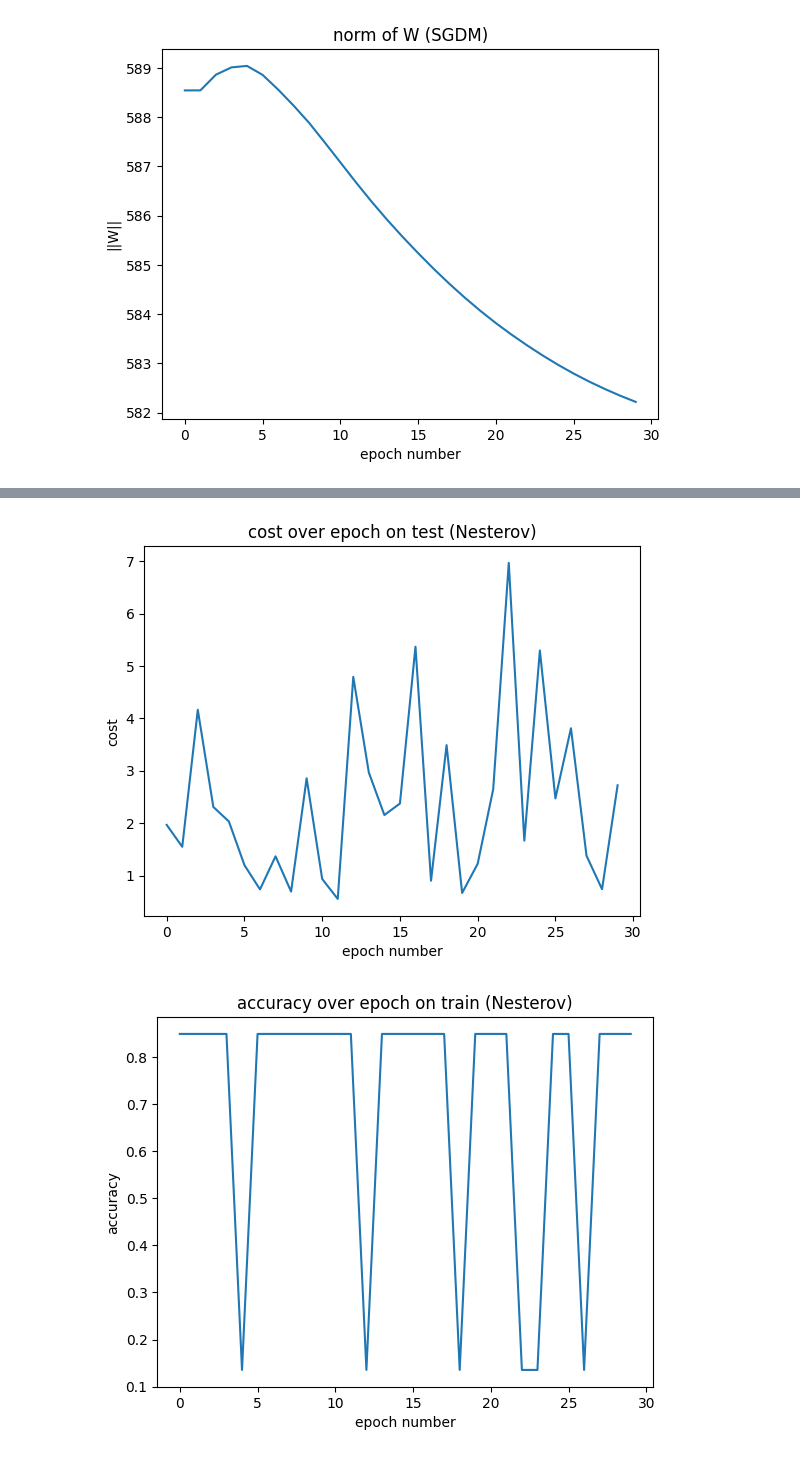
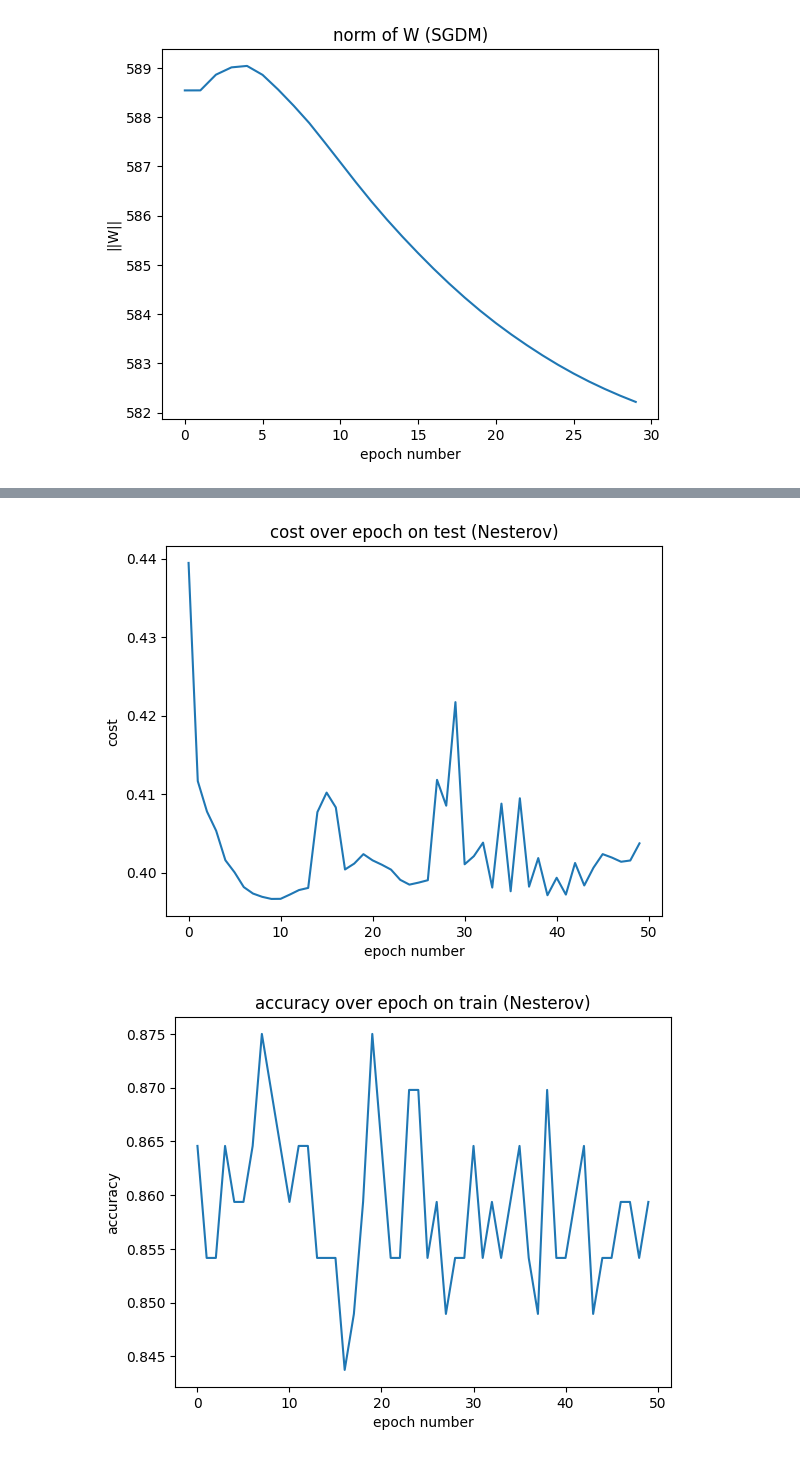
Before and after one commit to AliTavassoly/Simple-Neural-Network, a Jupyter notebook: Q2.ipynb, the cells around one changed output, grey strips where cells are left out. Cells and saved outputs as stored; diff of their text form; code cells hidden in the pictures.

Commit message:
Add nesterov

```diff
--- a/Q2.ipynb
+++ b/Q2.ipynb
@@ -118,7 +118,7 @@ def linear_and_activation_forward(prev_A, W, b, activation_function):
     else:
         assert(False)
 
-    cache = ((prev_A, W, b), Z)
+    cache = (prev_A, Z)
     return A, cache
 
 def forward_propagation(X, parameters):
@@ -141,10 +141,12 @@ def forward_propagation(X, parameters):
 # %%
 # Backward propagation functions
 
-def linear_and_activation_backward(dA, cache, is_last_layer):
+def linear_and_activation_backward(dA, cache, is_last_layer, layer_number, parameters):
     # Extract useful caches
-    linear_cache, activation_cache = cache
-    A_prev, W, b = linear_cache
+    A_prev, activation_cache = cache
+    W = parameters[f"W{layer_number}"]
+    b = parameters[f"b{layer_number}"]
+
     m = A_prev.shape[1]
 
     dZ = np.array(dA, copy = True)
@@ -160,7 +162,7 @@ def linear_and_activation_backward(dA, cache, is_last_layer):
 
     return dA_prev, dW, db
 
-def backward_propagation(Y, Y_hat, caches):
+def backward_propagation(Y, Y_hat, caches, parameters):
     grads = {}
     L = len(caches)
     m = Y_hat.shape[1]
@@ -168,13 +170,13 @@ def backward_propagation(Y, Y_hat, caches):
 
     dA = Y_hat - Y
 
-    dA, dW, db = linear_and_activation_backward(dA, caches[L - 1], is_last_layer = True)
+    dA, dW, db = linear_and_activation_backward(dA, caches[L - 1], True, L, parameters)
     grads[f"dA{L - 1}"] = dA
     grads[f"dW{L}"] = dW
     grads[f"db{L}"] = db
 
     for l in np.arange(L - 2, -1, -1):
-        dA, dW, db = linear_and_activation_backward(dA, caches[l], is_last_layer = False)
+        dA, dW, db = linear_and_activation_backward(dA, caches[l], False, l + 1, parameters)
         grads[f"dA{l}"] = dA
         grads[f"dW{l + 1}"] = dW
         grads[f"db{l + 1}"] = db
@@ -191,6 +193,15 @@ def initialize_velocity(parameters):
         v[f"db{l}"] = np.zeros_like(parameters[f"b{l}"])
 
     return v
+
+def initialize_nesterov(learning_rate, momentum_beta, v, parameters):
+    lookahead = {}
+    L = len(parameters) // 2
+    for l in range(1, L + 1):
+        lookahead[f"W{l}"] = parameters[f"W{l}"] - learning_rate * momentum_beta * v[f"dW{l}"]
+        lookahead[f"b{l}"] = parameters[f"b{l}"] - learning_rate * momentum_beta * v[f"db{l}"]
+
+    return lookahead
 
 def update_parameters(parameters, grads, learning_rate, gd_type, momentum_beta, v):
     L = len(parameters) // 2
@@ -205,9 +216,8 @@ def update_parameters(parameters, grads, learning_rate, gd_type, momentum_beta,
             wchange = v[f"dW{l}"] = momentum_beta * v[f"dW{l}"] + (1 - momentum_beta) * grads[f"dW{l}"]
             bchange = v[f"db{l}"] = momentum_beta * v[f"db{l}"] + (1 - momentum_beta) * grads[f"db{l}"]
         elif gd_type == 'Nesterov':
-            wchange = v[f"dW{l}"] = momentum_beta * v[f"dW{l}"] + learning_rate * grads[f"dW{l}"]
-            bchange = v[f"db{l}"] = momentum_beta * v[f"db{l}"] + learning_rate * grads[f"db{l}"]
-            learning_rate = -1
+            wchange = v[f"dW{l}"] = momentum_beta * v[f"dW{l}"] + grads[f"dW{l}"]
+            bchange = v[f"db{l}"] = momentum_beta * v[f"db{l}"] + grads[f"db{l}"]
         else:
             assert(False, "Gradient descent type is not valid!")
 
@@ -247,9 +257,13 @@ def run_dnn_model(X_train, y_train, X_test, y_test, hl_count, n_h, epoch_number,
     n_x = X_train.shape[0]
     n_y = y_train.shape[0]
 
+    lookahead = {}
     layer_dimensions = [n_x] + hl_count * [n_h] + [n_y]
     parameters = initialize_weights(layer_dimensions)
     v = initialize_velocity(parameters)
+
+    if gd_type == 'Nesterov':
+        lookahead = initialize_nesterov(learning_rate, momentum_beta, v, parameters)
 
     metrics = {
         "train_epoch_cost": [],
@@ -266,7 +280,13 @@ def run_dnn_model(X_train, y_train, X_test, y_test, hl_count, n_h, epoch_number,
             batch_features, batch_answers = extract_batch(j, batch_size, X_train, y_train)
 
             y_hat, caches = forward_propagation(batch_features, parameters)
-            grads = backward_propagation(batch_answers, y_hat, caches)
+
+            grads = {}
+            if gd_type == 'Nesterov':
+                grads = backward_propagation(batch_answers, y_hat, caches, lookahead)
+            else:
+                grads = backward_propagation(batch_answers, y_hat, caches, parameters)
+
             update_parameters(parameters, grads, learning_rate, gd_type, momentum_beta, v)
 
         if enable_plot:
@@ -352,6 +378,6 @@ optimized_parameters = run_dnn_model(X_train, y_train, X_test, y_test,
 # Part (iii)
 optimized_parameters = run_dnn_model(X_train, y_train, X_test, y_test,
                                      hl_count = 5, n_h = 10,
-                                     epoch_number = 30, batch_size = 256, learning_rate = 0.005, momentum_beta = 0.9,
+                                     epoch_number = 50, batch_size = 256, learning_rate = 0.005, momentum_beta = 0.9,
                                      gd_type = "Nesterov", enable_plot = True)
 # %% [output]
@@ -359,2 +385,2 @@ optimized_parameters = run_dnn_model(X_train, y_train, X_test, y_test,
-[figure, old version]
+[figure, new version]
-[figure, old version]
+[figure, new version]
```
Also changed, not shown: parts of 2 cells of this notebook.
